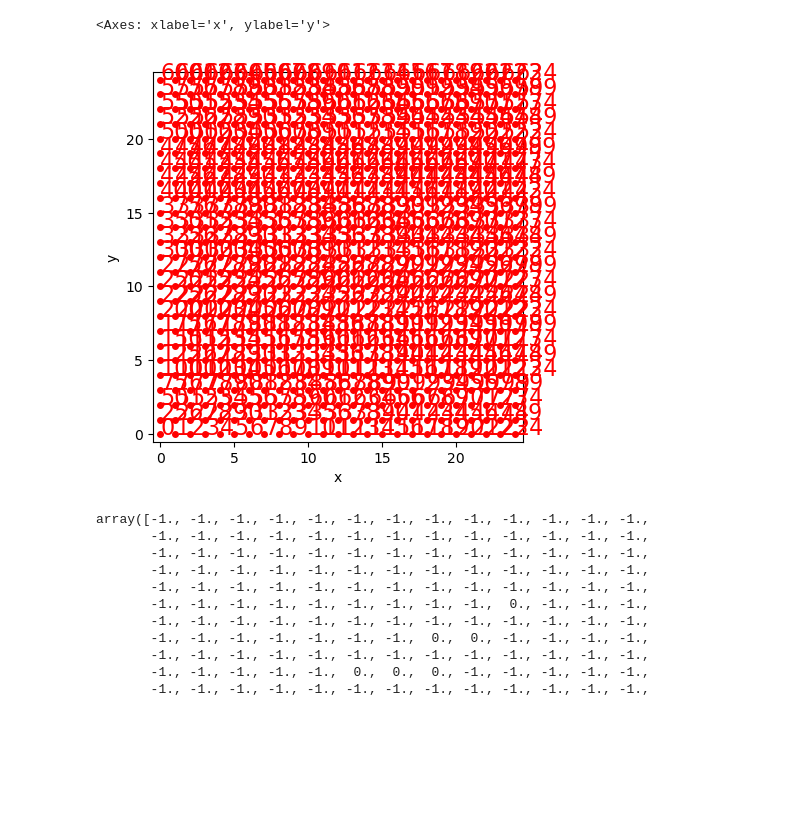
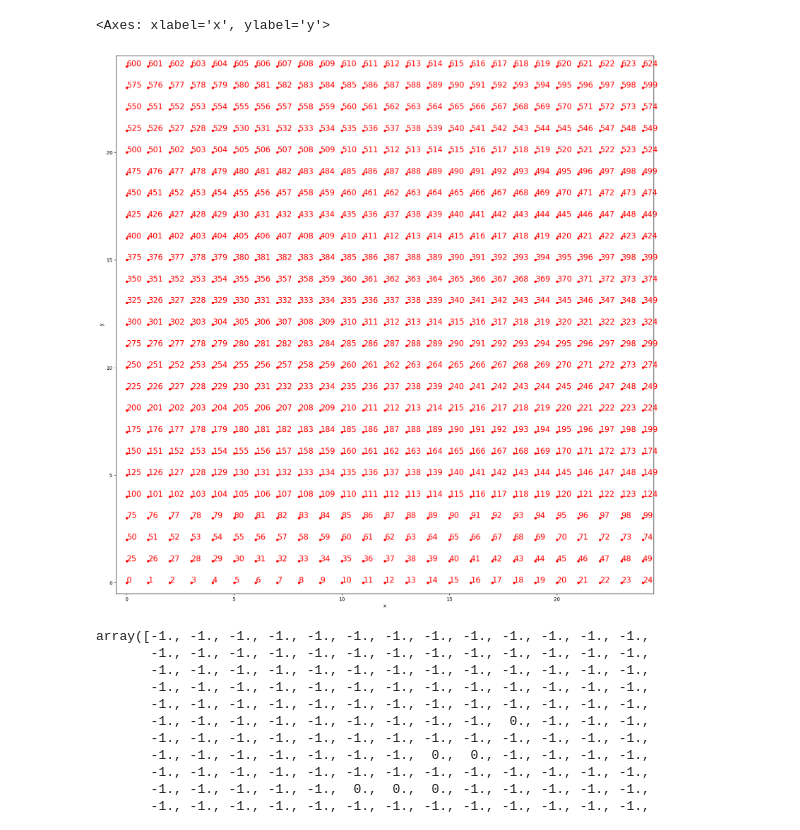
Before and after one commit to csdms-espin/ESPIn2026_ThermalSlump, a Jupyter notebook: grid_creation.ipynb, the cells around one changed output. Drawn from its saved outputs; the diff is of its cells as text; code cells hidden in the pictures; blank space fills up the shorter version.

```diff
--- a/grid_creation.ipynb
+++ b/grid_creation.ipynb
@@ -5,12 +5,13 @@ import matplotlib.pyplot as plt
 # %%
 nrows = 25 #grid number of rows
 ncols = 25 #grid number of columns
 dx = 1 #grid cell spacing
 grid = RasterModelGrid((nrows, ncols), dx)
+plt.figure(figsize=(20, 20))
 plot_graph(grid, at="node")
 # %% [output]
 <Axes: xlabel='x', ylabel='y'>
-[figure, old version]
+[figure, new version]
 # %%
 temp = grid.add_zeros("temp", at="node")
 # %%
```
Also changed, not shown: parts of 1 cell of this notebook.
